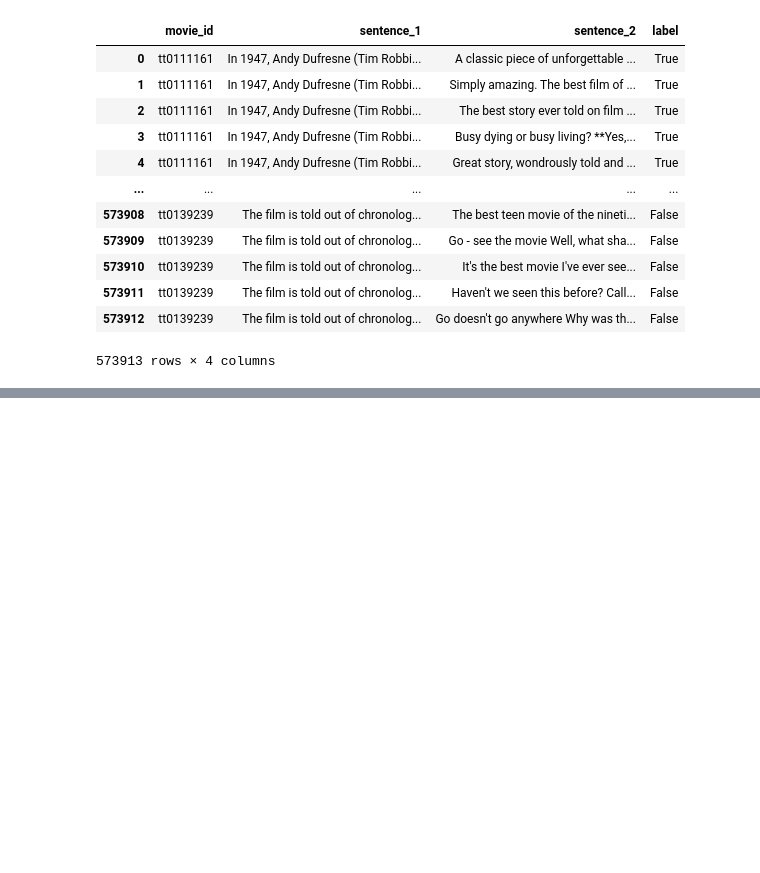
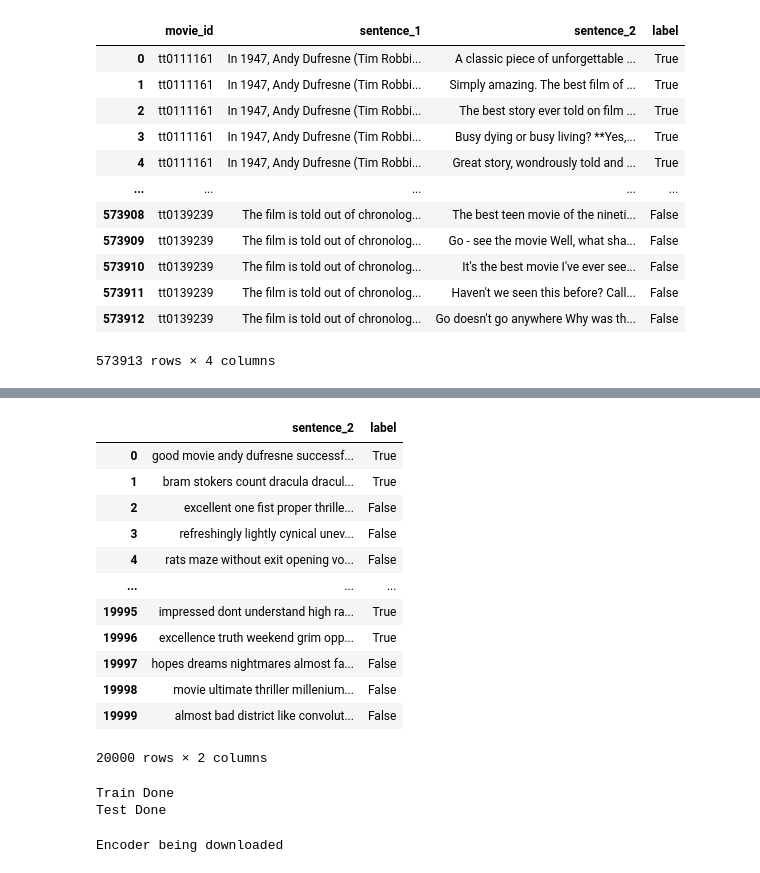
Before and after one commit to Shanu-Mathew/Movie-Spoiler-Shield, a Jupyter notebook: Notebook/Movie Spoiler Blocker Extension.ipynb, the cells around one changed output, grey strips where cells are left out. Drawn from its saved outputs; the diff is of its cells as text; code cells hidden in the pictures; blank space fills up the shorter version.

Commit message:
Model Creation

```diff
--- a/Notebook/Movie Spoiler Blocker Extension.ipynb
+++ b/Notebook/Movie Spoiler Blocker Extension.ipynb
@@ -99,0 +188,27 @@ df_train
+# %%
+import nltk
+nltk.download('stopwords')
+from nltk.corpus import stopwords
+
+
+def clean_text(text):
+    # Remove HTML tags (if any)
+    text = re.sub(r'<.*?>', '', text)
+
+    # Remove special characters, punctuation, and convert to lowercase
+    text = re.sub(r'[^a-zA-Z\s]', '', text).lower()
+
+    # Tokenize the text (split into words)
+    tokens = text.split()
+
+    # # Remove stopwords
+    stop_words = set(stopwords.words('english'))
+    tokens = [word for word in tokens if word not in stop_words]
+
+    # Join the tokens back into a cleaned text
+    cleaned_text = ' '.join(tokens)
+
+    return cleaned_text
+downsampled_df['sentence_2']=downsampled_df['sentence_2'].apply(clean_text)
+downsampled_df
+# %% [output]
@@ -99,0 +217,13 @@ df_train
+|  | sentence_2 | label |
+| 0 | good movie andy dufresne successf... | True |
+| 1 | bram stokers count dracula dracul... | True |
+| 2 | excellent one fist proper thrille... | False |
+| 3 | refreshingly lightly cynical unev... | False |
+| 4 | rats maze without exit opening vo... | False |
+| ... | ... | ... |
+| 19995 | impressed dont understand high ra... | True |
+| 19996 | excellence truth weekend grim opp... | True |
+| 19997 | hopes dreams nightmares almost fa... | False |
+| 19998 | movie ultimate thriller millenium... | False |
+| 19999 | almost bad district like convolut... | False |
+20000 rows × 2 columns
@@ -99,0 +232,30 @@ df_train
+# %%
+PRE_TRAINED_MODEL_NAME = 'bert-base-uncased'
+tokenizer = BertTokenizer.from_pretrained(PRE_TRAINED_MODEL_NAME,do_lower_case = True)
+
+def encoder(sentences):
+  ids = []
+  for sentence in sentences:
+    encoding = tokenizer.encode_plus(
+    sentence,
+    max_length=16,
+    truncation = True,
+    add_special_tokens=True,
+    return_token_type_ids=False,
+    pad_to_max_length=True,
+    return_attention_mask=False)
+    ids.append(encoding['input_ids'])
+  return ids
+
+#Train test split
+sentences=downsampled_df.sentence_2.values
+labels=downsampled_df.label.values
+train_sents,test_sents, train_labels, test_labels  = train_test_split(sentences,labels,test_size=0.20)
+
+train_ids = encoder(train_sents)
+print('Train Done')
+test_ids = encoder(test_sents)
+print('Test Done')
+# %% [output]
+Train Done
+Test Done
@@ -99,0 +269,6 @@ df_train
+# %%
+bert_preprocess= hub.KerasLayer("https://tfhub.dev/tensorflow/bert_en_uncased_preprocess/3")
+print('Encoder being downloaded')
+bert_encoder=hub.KerasLayer("https://tfhub.dev/tensorflow/bert_en_uncased_L-12_H-768_A-12/4")
+# %% [output]
+Encoder being downloaded
```
Also changed, not shown: parts of 20 cells of this notebook, 2 other files.
